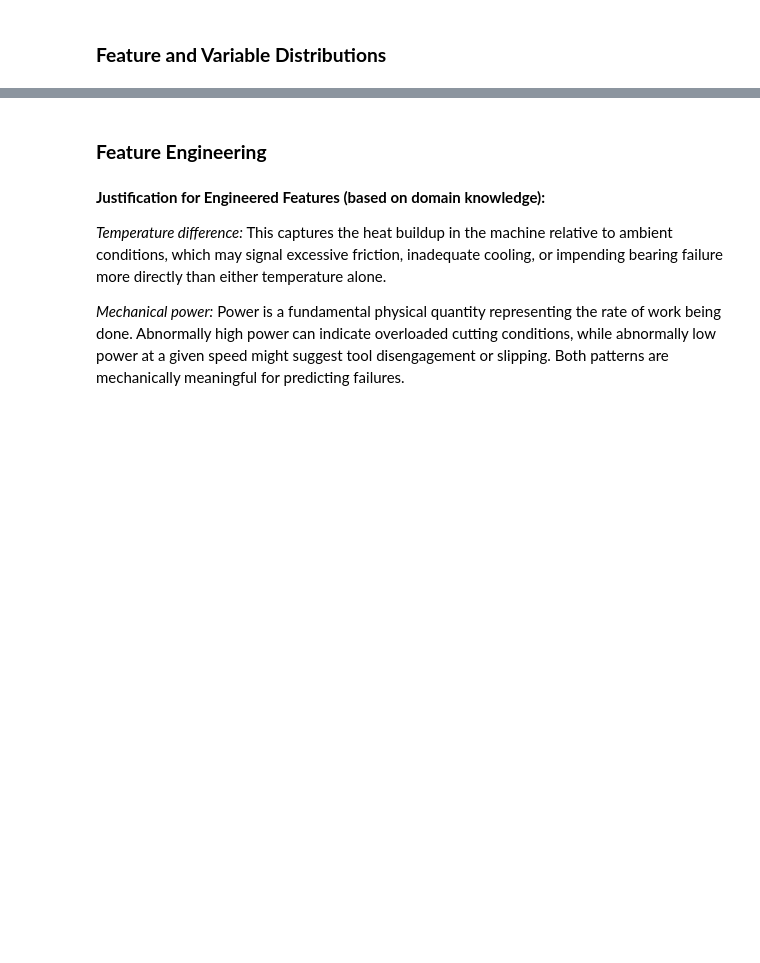
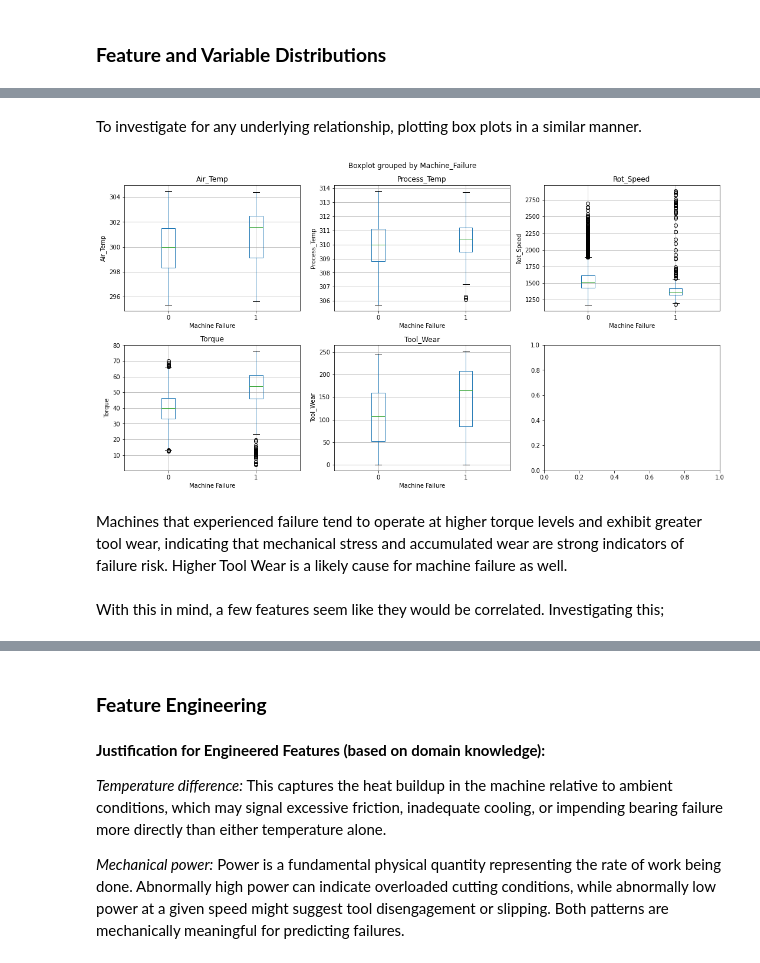
Before and after one commit to reevesgonah/Optimizing-Industrial-Operations-Through-Predictive-Maintenance-Modeling, a Jupyter notebook: index.ipynb, the cells around one changed output, grey strips where cells are left out. Drawn from its saved outputs; the diff is of its cells as text; code cells hidden in the pictures; blank space fills up the shorter version.

```diff
--- a/index.ipynb
+++ b/index.ipynb
@@ -136,0 +243,24 @@ data.describe()
+# %% [markdown]
+To investigate for any underlying relationship, plotting box plots in a similar manner.
+# %%
+# Creating the figure and axes as previously done
+fig, axes = plt.subplots(2, 3, figsize=(15, 8))
+axes = axes.flatten()
+features = ['Air_Temp', 'Process_Temp', 'Rot_Speed', 'Torque', 'Tool_Wear']
+
+for i, col in enumerate(features):
+    #using the inbuilt pandas boxplots for ease
+    data.boxplot(column=col, by='Machine_Failure', ax=axes[i])
+    axes[i].set_title(col)
+    axes[i].set_xlabel('Machine Failure')
+    axes[i].set_ylabel(col)
+
+plt.tight_layout()
+plt.show()
+# %% [output]
+[figure, added]
+# %% [markdown]
+Machines that experienced failure tend to operate at higher torque levels and exhibit greater tool wear, indicating that mechanical stress and accumulated wear are strong indicators of failure risk.
+Higher Tool Wear is a likely cause for machine failure as well.
+# %% [markdown]
+With this in mind, a few features seem like they would be correlated. Investigating this;
```
Also changed, not shown: parts of 42 cells of this notebook, 3 other files.
